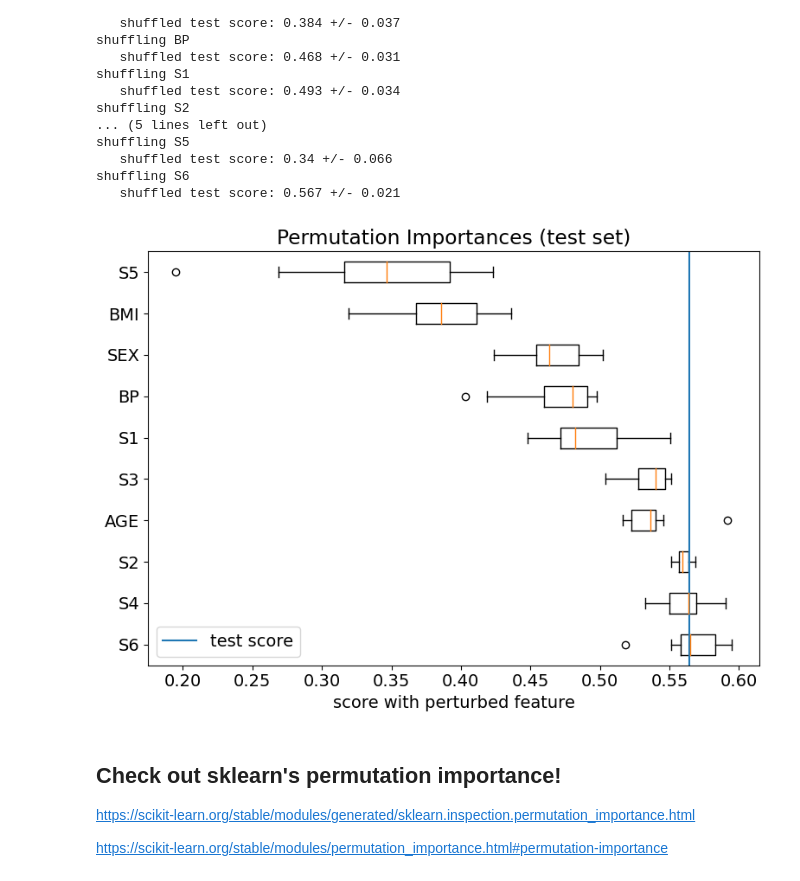
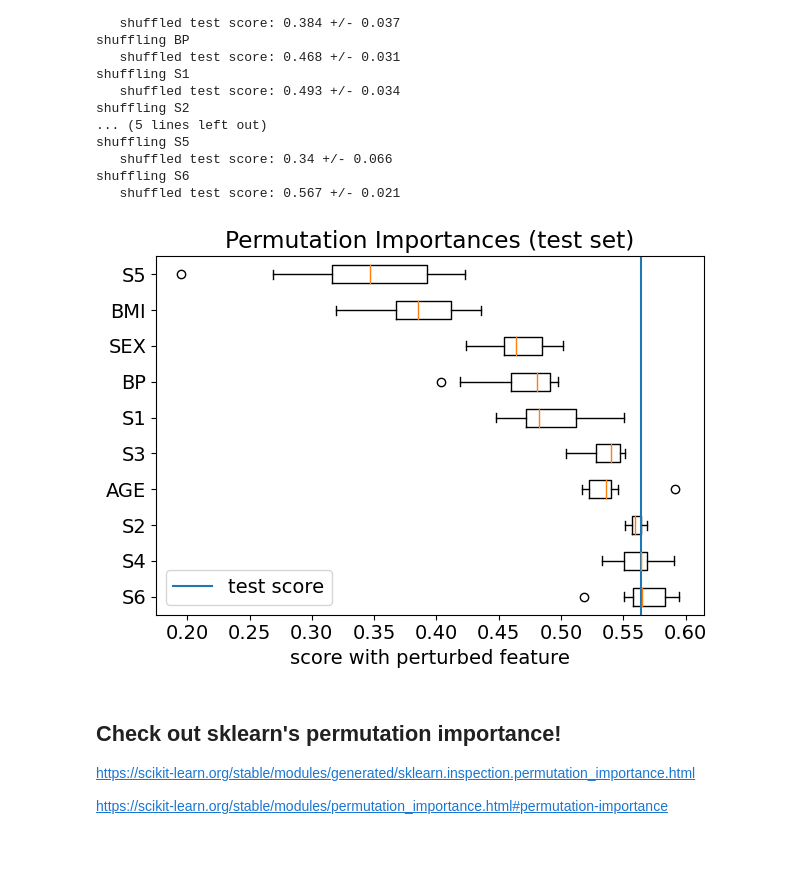
Before and after one commit to azsom/Interpretable_ML_ODSC, a Jupyter notebook: interpretability_in_ML.ipynb, the cells around one changed output. Cells and saved outputs as stored; diff of their text form; code cells hidden in the pictures; blank space fills up the shorter version.

```diff
--- a/interpretability_in_ML.ipynb
+++ b/interpretability_in_ML.ipynb
@@ -311,16 +310,15 @@ shuffling S6
 # %%
 sorted_indcs = np.argsort(np.mean(scores,axis=1))[::-1]
 plt.rcParams.update({'font.size': 14})
-plt.figure(figsize=(8,6))
 plt.boxplot(scores[sorted_indcs].T,labels=ftr_names[sorted_indcs],vert=False)
 plt.axvline(test_score,label='test score')
 plt.title("Permutation Importances (test set)")
 plt.xlabel('score with perturbed feature')
 plt.legend()
 plt.tight_layout()
 plt.show()
 # %% [output]
-[figure, old version]
+[figure, new version]
 # %% [markdown]
 ## Check out sklearn's permutation importance!
 
```
Also changed, not shown: parts of 5 cells of this notebook, 1 other file.
